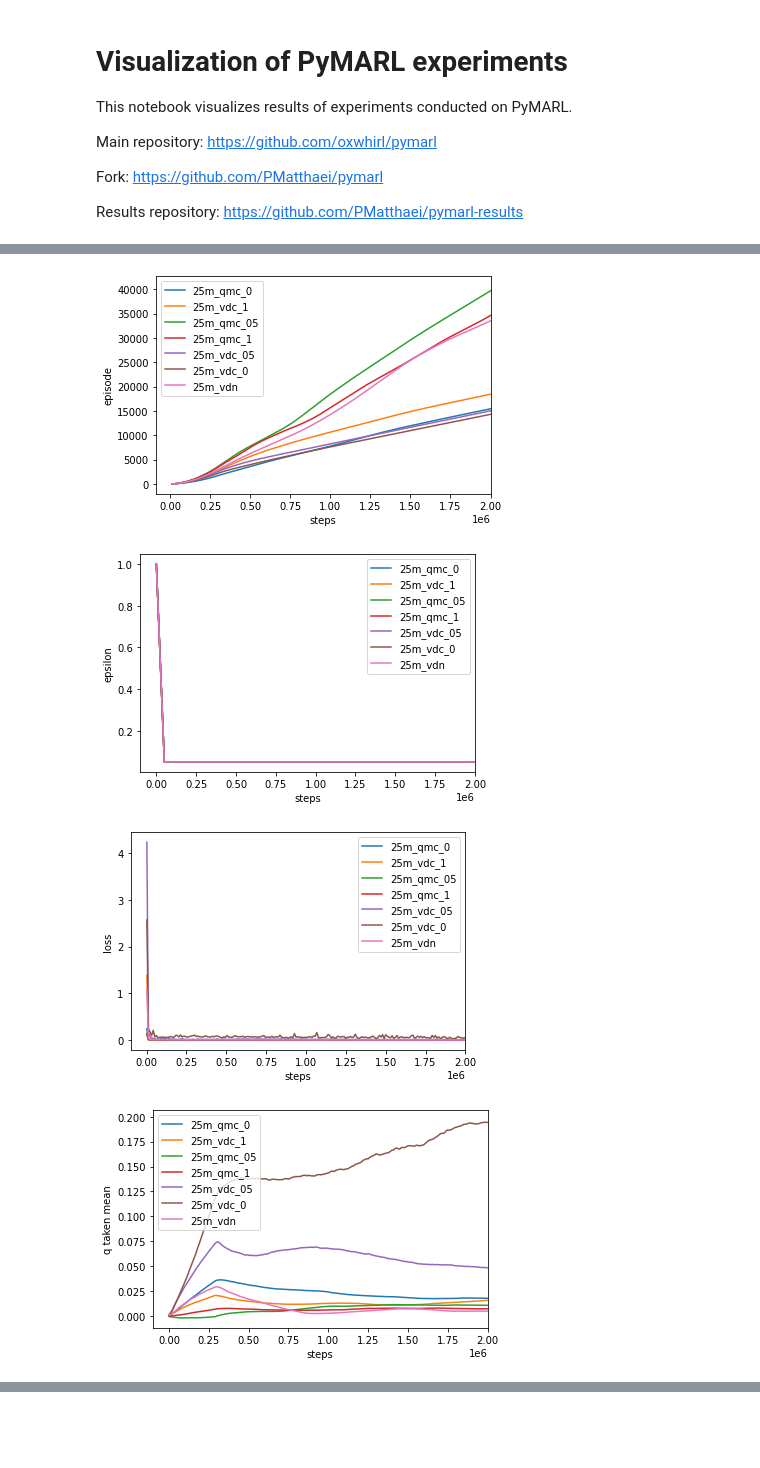
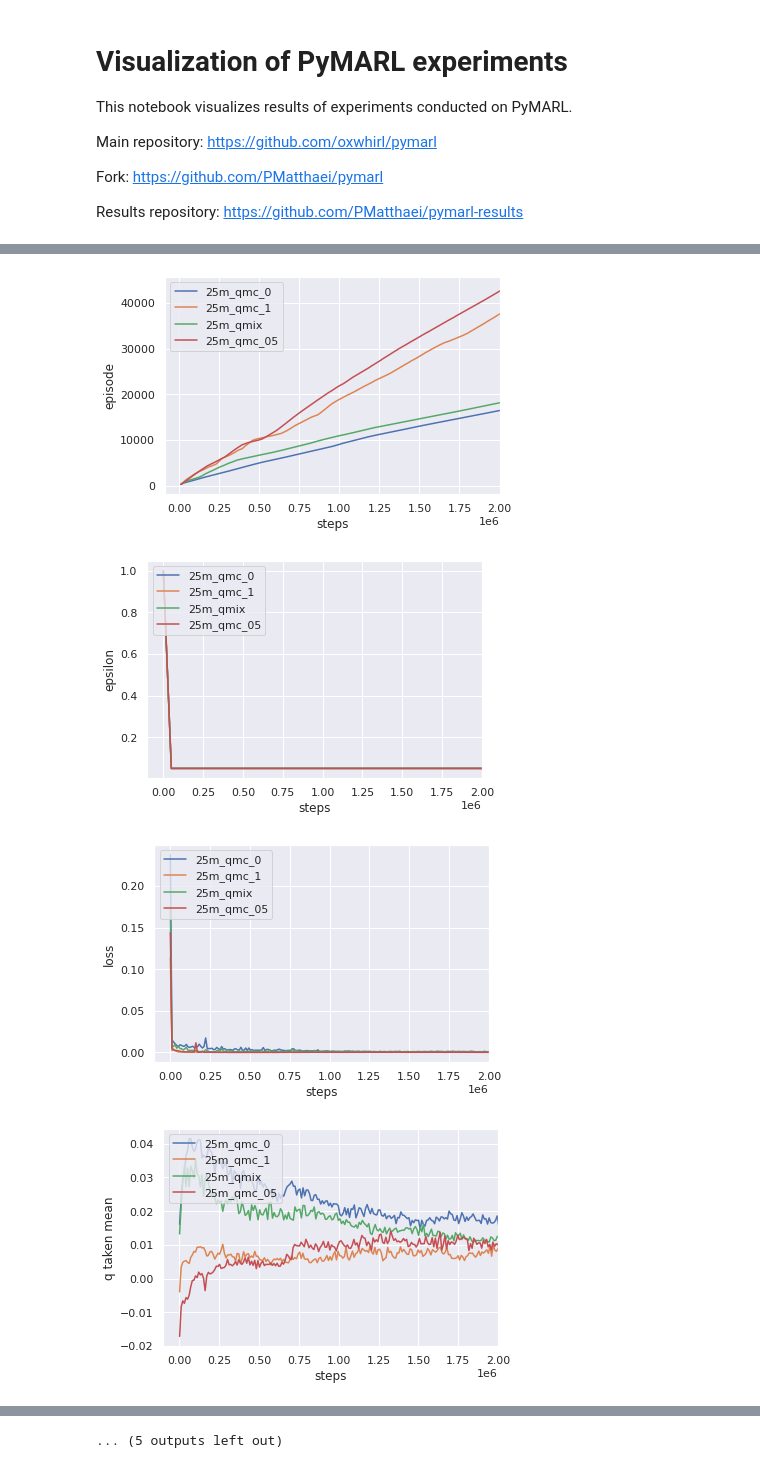
Before and after one commit to PMatthaei/project-thesis-pymarl-results, a Jupyter notebook: visualize_pymarl.ipynb, the cells around one changed output, grey strips where cells are left out. Drawn from its saved outputs; the diff is of its cells as text; code cells hidden in the pictures; blank space fills up the shorter version.

```diff
--- a/visualize_pymarl.ipynb
+++ b/visualize_pymarl.ipynb
@@ -27,8 +29,8 @@ Resolving deltas: 100% (256/256), done.
 #@markdown Choose algorithms
 qmix = True #@param {type:"boolean"}
 qmc = True #@param {type:"boolean"}
-vdn = True #@param {type:"boolean"}
-vdnc = True #@param {type:"boolean"}
+vdn = False #@param {type:"boolean"}
+vdnc = False #@param {type:"boolean"}
 iql = False #@param {type:"boolean"}
 coma = False #@param {type:"boolean"}
 qtran = False #@param {type:"boolean"}
@@ -60,9 +62,17 @@ import json
 import numpy as np
 import matplotlib.pyplot as plt
 import re
-
+import seaborn as sns
 from scipy.signal import lfilter
 from pathlib import Path
+from google.colab import files
+import os
+import glob
+from zipfile import ZipFile
+import os
+from os.path import basename
+
+sns.set()
 
 plot_data = {}
 metrics = []
@@ -112,20 +122,17 @@ def plot():
       # If plot data is hidden in a dict property 'value' -> unpack
       ys = list(map(lambda x: x['value'] if isinstance(x,dict) else x, data[1]))
       xs = data[0]
-      if metric in not_smooth:
-        # Dont smooth all metrics included
-        plt.plot(xs, ys, label=data[2])
-      else:
-        # Smooth via direct II transposed structure
-        plt.plot(xs, lfilter(b,a,ys), label=data[2])
+
+      # Confidence interval if we have multiple values
+      sns.lineplot(x=xs, y=ys, ci=95, label=data[2])
 
       plt.xlabel('steps')
       plt.xlim(right=2000000) # Experiments end at 2 million steps
       metric_label = metric.replace('_', ' ')
       plt.ylabel(metric_label)
 
-    plt.legend(loc='best')
-    plt.savefig(metric+'.png')
+    plt.legend(loc='upper left')
+    plt.savefig('/content/plots/'+metric+'.png')
     plt.show()
 
 def is_env(path, envs):
@@ -147,4 +154,31 @@ def extract_label(path, search):
 # main
 extract_plot_data()
 plot()
+
+# Delete previous zip to prevent rezipping
+if os.path.isfile("/content/plots.zip"):
+  os.remove("/content/plots.zip")
+
+# Create a ZipFile
+with ZipFile('plots.zip', 'w') as zip:
+  # Iterate over all the files in directory
+  print("Zipping:", filename)
+  for folderName, subfolders, filenames in os.walk("/content/plots/"):
+    for filename in filenames:
+      print("Adding:", filename)
+      #create complete filepath of file in directory
+      filePath = os.path.join(folderName, filename)
+      # Add file to zip
+      zip.write(filePath, basename(filePath))
+  assert zip.testzip() is None
+
+
+
+# Download
+files.download("/content/plots.zip")
+
+# Clear plots
+files = glob.glob('/content/plots/*')
+for f in files:
+    os.remove(f)
 # %% [output]
@@ -153,4 +187,4 @@ plot()
-[figure, old version]
+[figure, new version]
-[figure, old version]
+[figure, new version]
-[figure, old version]
+[figure, new version]
-[figure, old version]
+[figure, new version]
@@ -164,0 +197 @@ plot()
+... (5 outputs left out)
```
Also changed, not shown: parts of 3 cells of this notebook.
